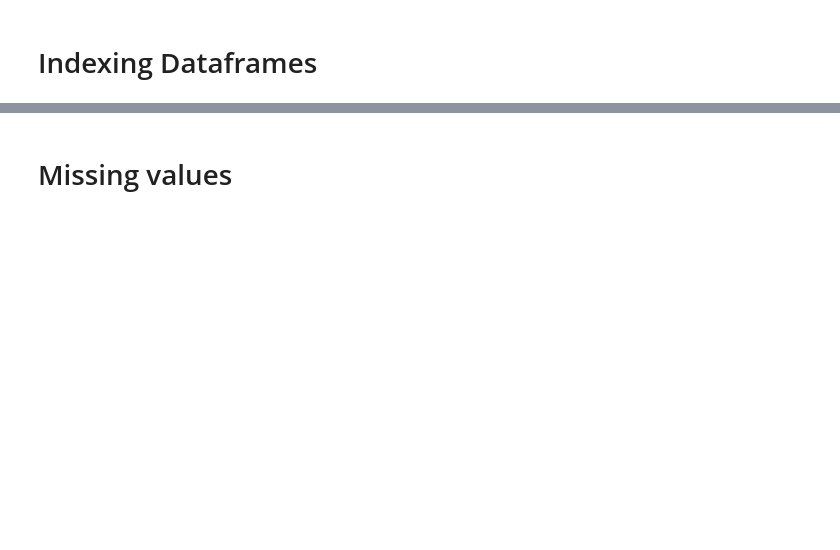
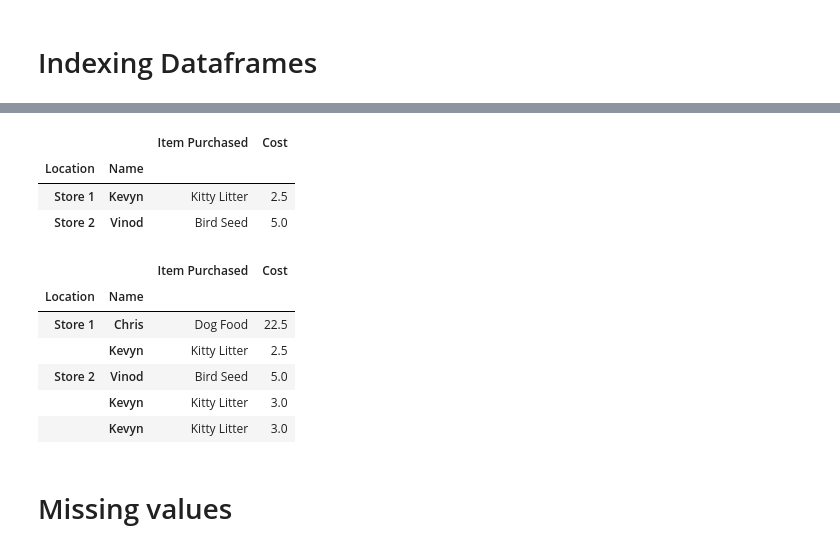
Before and after one commit to jonr10/basics_week1, a Jupyter notebook: Week 2.ipynb, the cells around one changed output, grey strips where cells are left out. Saved outputs shown, nothing was run; the diff lists cells and outputs as text; code cells hidden in the pictures; blank space fills up the shorter version.

Commit message:
indexing df's

```diff
--- a/Week 2.ipynb
+++ b/Week 2.ipynb
@@ -650,0 +727,13 @@ df.loc[ [('Michigan', 'Washtenaw County'),
+# %%
+import pandas as pd
+purchase_1 = pd.Series({'Name': 'Chris',
+                        'Item Purchased': 'Dog Food',
+                        'Cost': 22.50})
+purchase_2 = pd.Series({'Name': 'Kevyn',
+                        'Item Purchased': 'Kitty Litter',
+                        'Cost': 2.50})
+purchase_3 = pd.Series({'Name': 'Vinod',
+                        'Item Purchased': 'Bird Seed',
+                        'Cost': 5.00})
+df_test = pd.DataFrame([purchase_1, purchase_2, purchase_3], index=['Store 1', 'Store 1', 'Store 2'])
+df_test.head()
@@ -650,0 +745,3 @@ df.loc[ [('Michigan', 'Washtenaw County'),
+# %%
+df_test['Location']=df_test.index
+df_test
@@ -650,0 +753,3 @@ df.loc[ [('Michigan', 'Washtenaw County'),
+# %%
+df_test = df_test.set_index(['Location', 'Name'])
+df_test
@@ -650,0 +762,19 @@ df.loc[ [('Michigan', 'Washtenaw County'),
+# %%
+df_test.loc[ [('Store 1','Kevyn'),('Store 2','Vinod')] ]
+# %% [output]
+|  |  | Item Purchased | Cost |
+| Location | Name |  |  |
+| Store 1 | Kevyn | Kitty Litter | 2.5 |
+| Store 2 | Vinod | Bird Seed | 5.0 |
+# %%
+df_test = df_test.append (pd.Series (data = {'Cost':3.00,'Item Purchased': 'Kitty Litter'},
+                                     name = ('Store 2','Kevyn')))
+df_test
+# %% [output]
+|  |  | Item Purchased | Cost |
+| Location | Name |  |  |
+| Store 1 | Chris | Dog Food | 22.5 |
+|  | Kevyn | Kitty Litter | 2.5 |
+| Store 2 | Vinod | Bird Seed | 5.0 |
+|  | Kevyn | Kitty Litter | 3.0 |
+|  | Kevyn | Kitty Litter | 3.0 |
```
Also changed, not shown: parts of 16 cells of this notebook.
